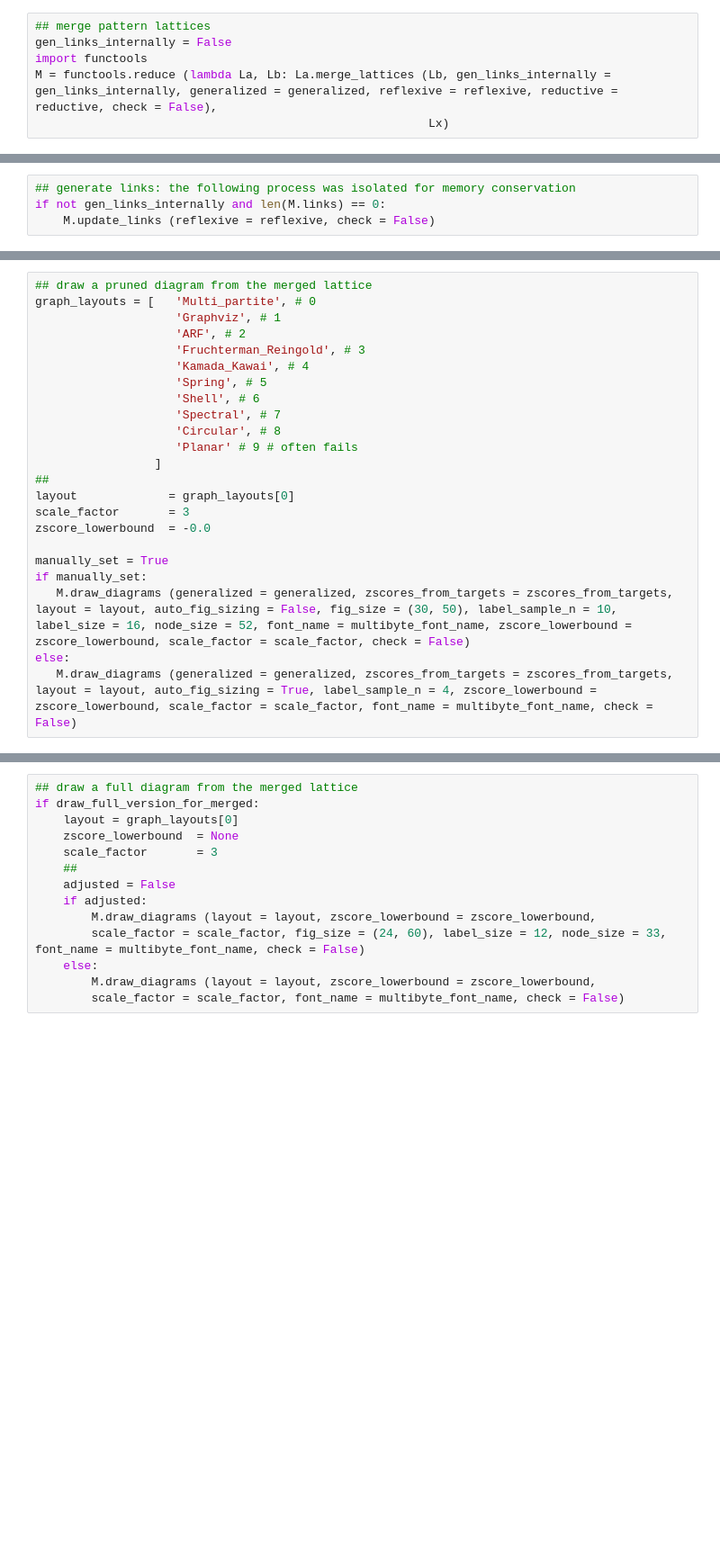
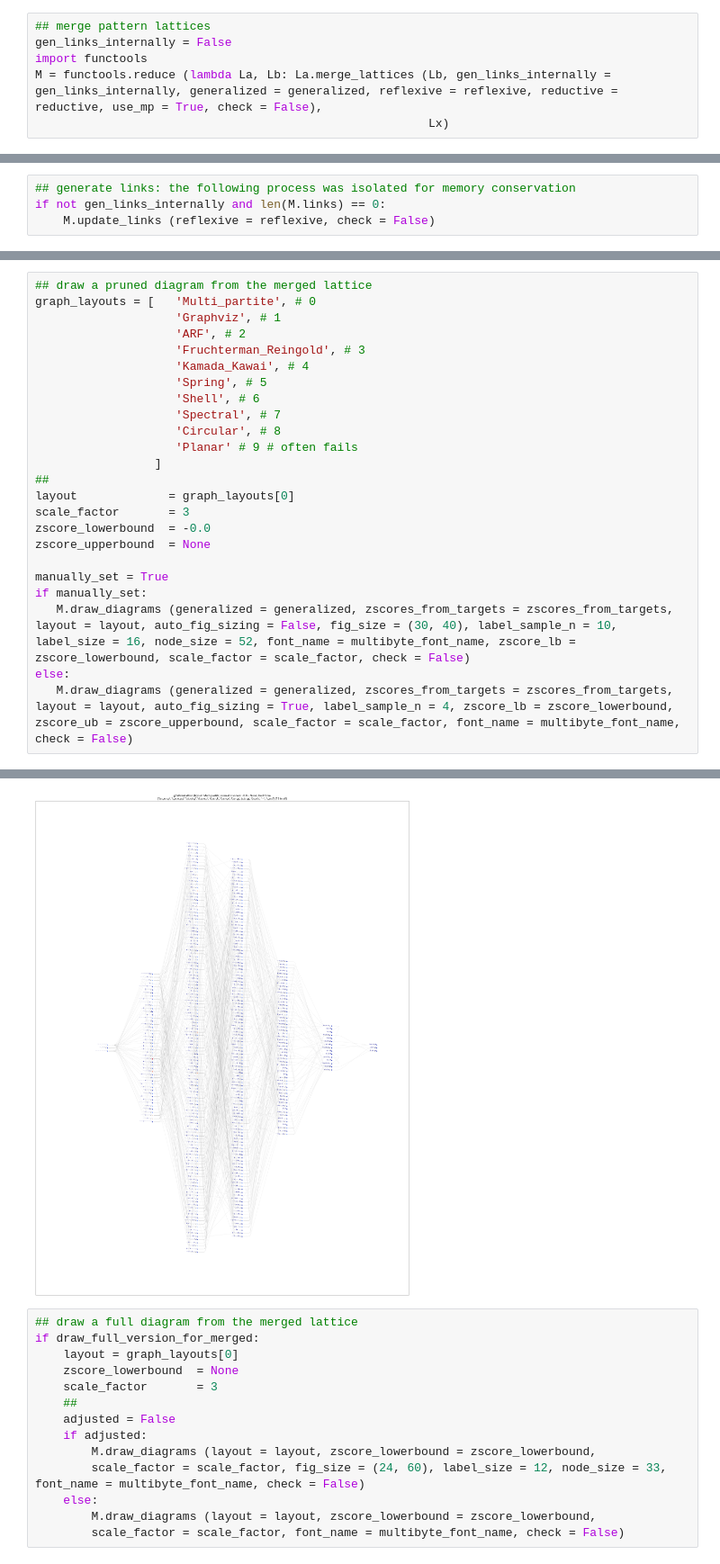
Before and after one commit to kow-k/pyPLB, a Jupyter notebook: gPLB-runner.ipynb, the cells around one changed output, grey strips where cells are left out. Shown at 90% size. Saved outputs shown, nothing was run; the diff lists cells and outputs as text; blank space fills up the shorter version.

```diff
--- a/gPLB-runner.ipynb
+++ b/gPLB-runner.ipynb
@@ -212,7 +288,7 @@ else:
 ## merge pattern lattices
 gen_links_internally = False
 import functools
-M = functools.reduce (lambda La, Lb: La.merge_lattices (Lb, gen_links_internally = gen_links_internally, generalized = generalized, reflexive = reflexive, reductive = reductive, check = False),
+M = functools.reduce (lambda La, Lb: La.merge_lattices (Lb, gen_links_internally = gen_links_internally, generalized = generalized, reflexive = reflexive, reductive = reductive, use_mp = True, check = False),
                                                         Lx)
 # %%
 print(M.links)
@@ -350,9 +493,11 @@ graph_layouts = [   'Multi_partite', # 0
 layout             = graph_layouts[0]
 scale_factor       = 3
 zscore_lowerbound  = -0.0
+zscore_upperbound  = None
 
 manually_set = True
 if manually_set:
-   M.draw_diagrams (generalized = generalized, zscores_from_targets = zscores_from_targets, layout = layout, auto_fig_sizing = False, fig_size = (30, 50), label_sample_n = 10, label_size = 16, node_size = 52, font_name = multibyte_font_name, zscore_lowerbound = zscore_lowerbound, scale_factor = scale_factor, check = False)
+   M.draw_diagrams (generalized = generalized, zscores_from_targets = zscores_from_targets, layout = layout, auto_fig_sizing = False, fig_size = (30, 40), label_sample_n = 10, label_size = 16, node_size = 52, font_name = multibyte_font_name, zscore_lb = zscore_lowerbound, scale_factor = scale_factor, check = False)
 else:
-   M.draw_diagrams (generalized = generalized, zscores_from_targets = zscores_from_targets, layout = layout, auto_fig_sizing = True, label_sample_n = 4, zscore_lowerbound = zscore_lowerbound, scale_factor = scale_factor, font_name = multibyte_font_name, check = False)
+   M.draw_diagrams (generalized = generalized, zscores_from_targets = zscores_from_targets, layout = layout, auto_fig_sizing = True, label_sample_n = 4, zscore_lb = zscore_lowerbound, zscore_ub = zscore_upperbound, scale_factor = scale_factor, font_name = multibyte_font_name, check = False)
+# %% [output]
@@ -359,3 +521,4 @@ else:
+[figure, added]
 # %%
 ## draw a full diagram from the merged lattice
 if draw_full_version_for_merged:
```
Also changed, not shown: parts of 17 cells of this notebook.
